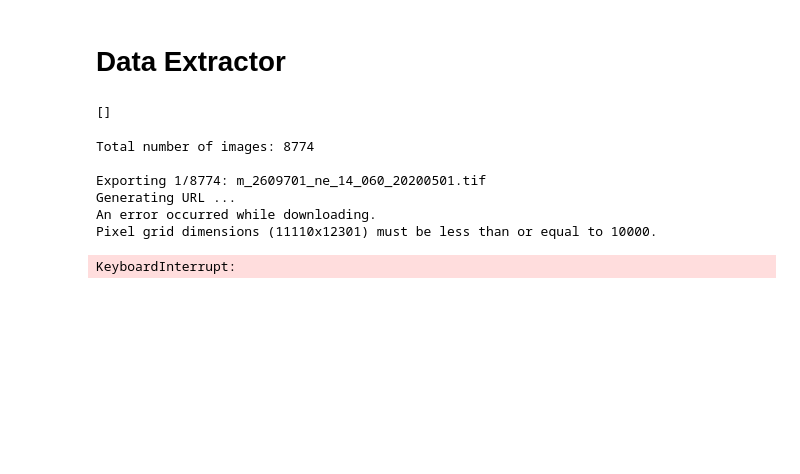
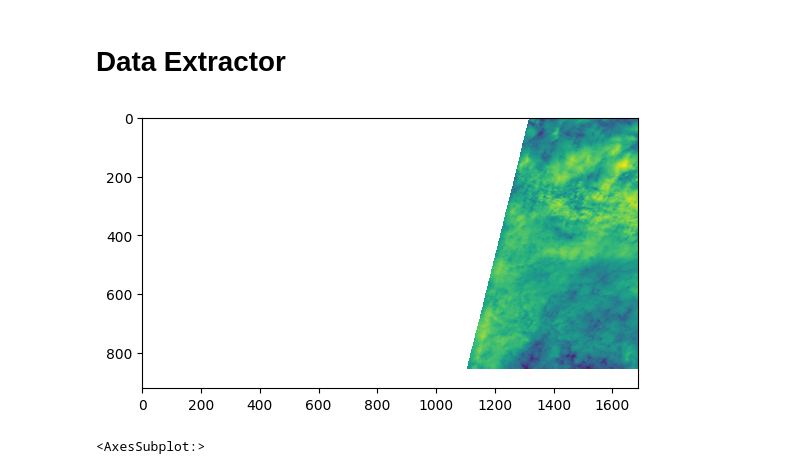
Before and after one commit to AguilarAngel9/Plant-Growth-Cycle-based-on-geospatial-data, a Jupyter notebook: DataExtraction/dataExtractor.ipynb, the cells around one changed output. Drawn from its saved outputs; the diff is of its cells as text; code cells hidden in the pictures; blank space fills up the shorter version.

Commit message:
Data Extractor V2

```diff
--- a/DataExtraction/dataExtractor.ipynb
+++ b/DataExtraction/dataExtractor.ipynb
@@ -26,14 +2,0 @@ out_dir = os.path.join(os.path.expanduser('~'), 'Downloads')
-# %%
-print(collection.aggregate_array('system:index').getInfo())
-# %% [output]
-[]
-# %%
-geemap.ee_export_image_collection(collection, out_dir=out_dir)
-# %% [output]
-Total number of images: 8774
-
-Exporting 1/8774: m_2609701_ne_14_060_20200501.tif
-Generating URL ...
-An error occurred while downloading.
-Pixel grid dimensions (11110x12301) must be less than or equal to 10000.
-KeyboardInterrupt:
@@ -41,0 +9,9 @@ geemap.ee_export_image_collection_to_drive(collection, folder='ClimateAI_ImageDi
+# %%
+BASE_DIR = '/home/aargaez/github/Plant-Growth-Cycle-based-on-geospatial-data/ClimateData/'
+data = os.listdir(BASE_DIR)
+# %%
+img = rasterio.open(BASE_DIR + data[0])
+rasterio.plot.show(img.read(3))
+# %% [output]
+[figure, added]
+<AxesSubplot:>
```
Also changed, not shown: parts of 5 cells of this notebook, 1 other file.
